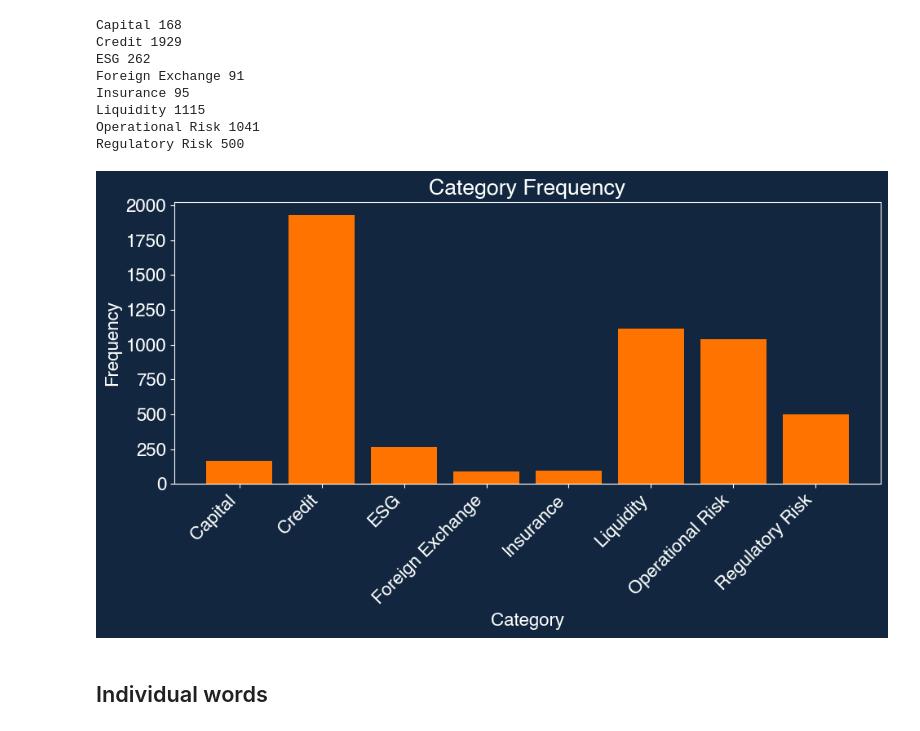
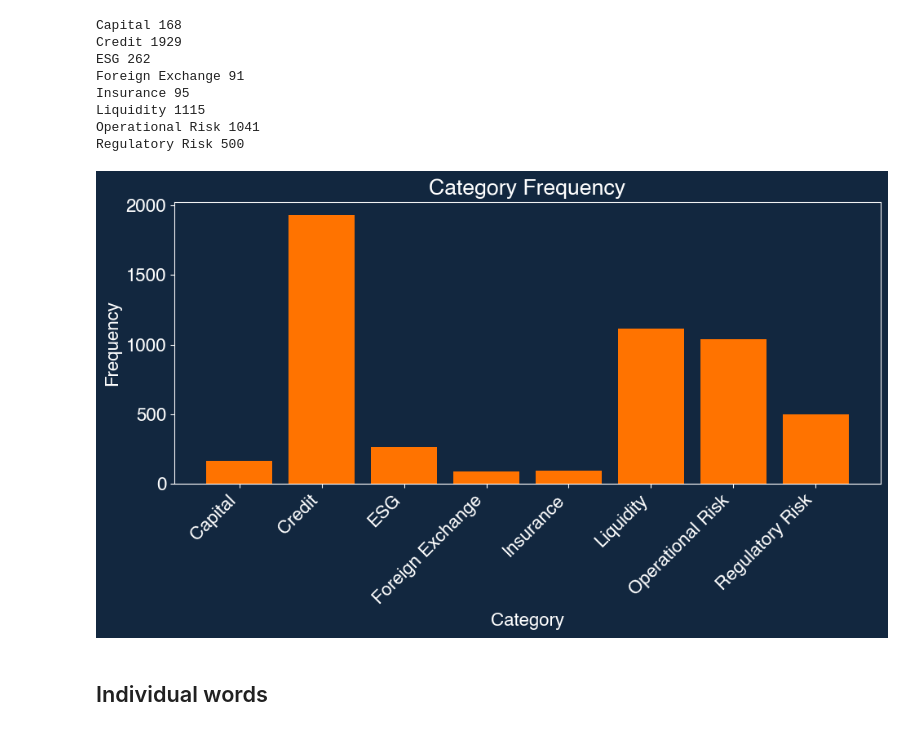
Before and after one commit to george-m2/financial-reports-data-mining, a Jupyter notebook: textExtractionDemo.ipynb, the cells around one changed output. Drawn from its saved outputs; the diff is of its cells as text; code cells hidden in the pictures.

```diff
--- a/textExtractionDemo.ipynb
+++ b/textExtractionDemo.ipynb
@@ -134,25 +134,25 @@ Regulatory Risk 500
 # %%
 def plot_category_frequency(df):
     """
     Plots the frequency of each category.
     """
     category_count = df.groupby(['Category'])['Frequency'].sum().to_dict()
     #for category, frequency in category_count.items():
         #print(category, frequency)
 
     fig, ax = plt.subplots(figsize=(10, 6))
     plt.bar(x=list(category_count.keys()), height=list(category_count.values()), color='#FF7300')
     plt.title('Category Frequency')
     plt.xlabel('Category')
     plt.ylabel('Frequency')
     plt.xticks(rotation=45, ha='right')
-    plt.gca().yaxis.set_major_locator(MultipleLocator(250))
+    plt.gca().yaxis.set_major_locator(MultipleLocator(500))
     plt.tight_layout()
     plt.show()
 
 plot_category_frequency(jpm_df)
 # %% [output]
-[figure, old version]
+[figure, new version]
 # %% [markdown]
 ## Individual words
 # %%
```
Also changed, not shown: parts of 1 cell of this notebook.
